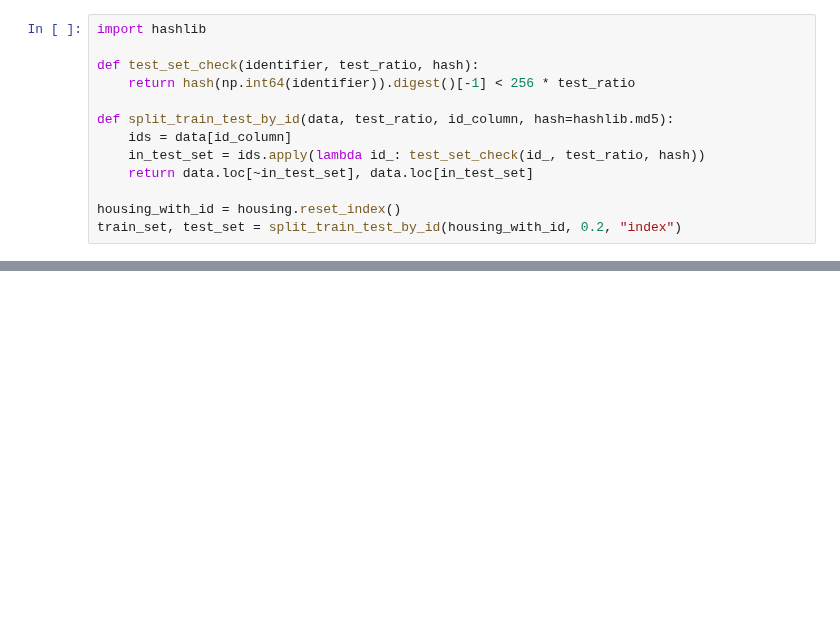
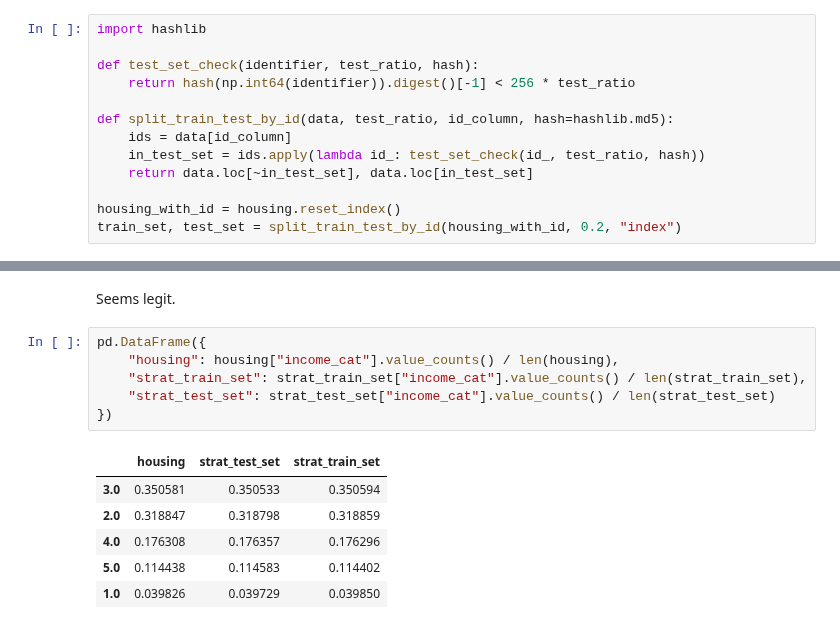
Before and after one commit to jeremy-j-ackso/tensorflow-practice, a Jupyter notebook: Housing.ipynb, the cells around one changed output, grey strips where cells are left out. Cells and saved outputs as stored; diff of their text form; blank space fills up the shorter version.

```diff
--- a/Housing.ipynb
+++ b/Housing.ipynb
@@ -109,0 +196,15 @@ train_set, test_set = split_train_test_by_id(housing_with_id, 0.2, "index")
+# %% [markdown]
+Seems legit.
+# %%
+pd.DataFrame({
+    "housing": housing["income_cat"].value_counts() / len(housing),
+    "strat_train_set": strat_train_set["income_cat"].value_counts() / len(strat_train_set),
+    "strat_test_set": strat_test_set["income_cat"].value_counts() / len(strat_test_set)
+})
+# %% [output]
+|  | housing | strat_test_set | strat_train_set |
+| 3.0 | 0.350581 | 0.350533 | 0.350594 |
+| 2.0 | 0.318847 | 0.318798 | 0.318859 |
+| 4.0 | 0.176308 | 0.176357 | 0.176296 |
+| 5.0 | 0.114438 | 0.114583 | 0.114402 |
+| 1.0 | 0.039826 | 0.039729 | 0.039850 |
```
Also changed, not shown: parts of 26 cells of this notebook.
